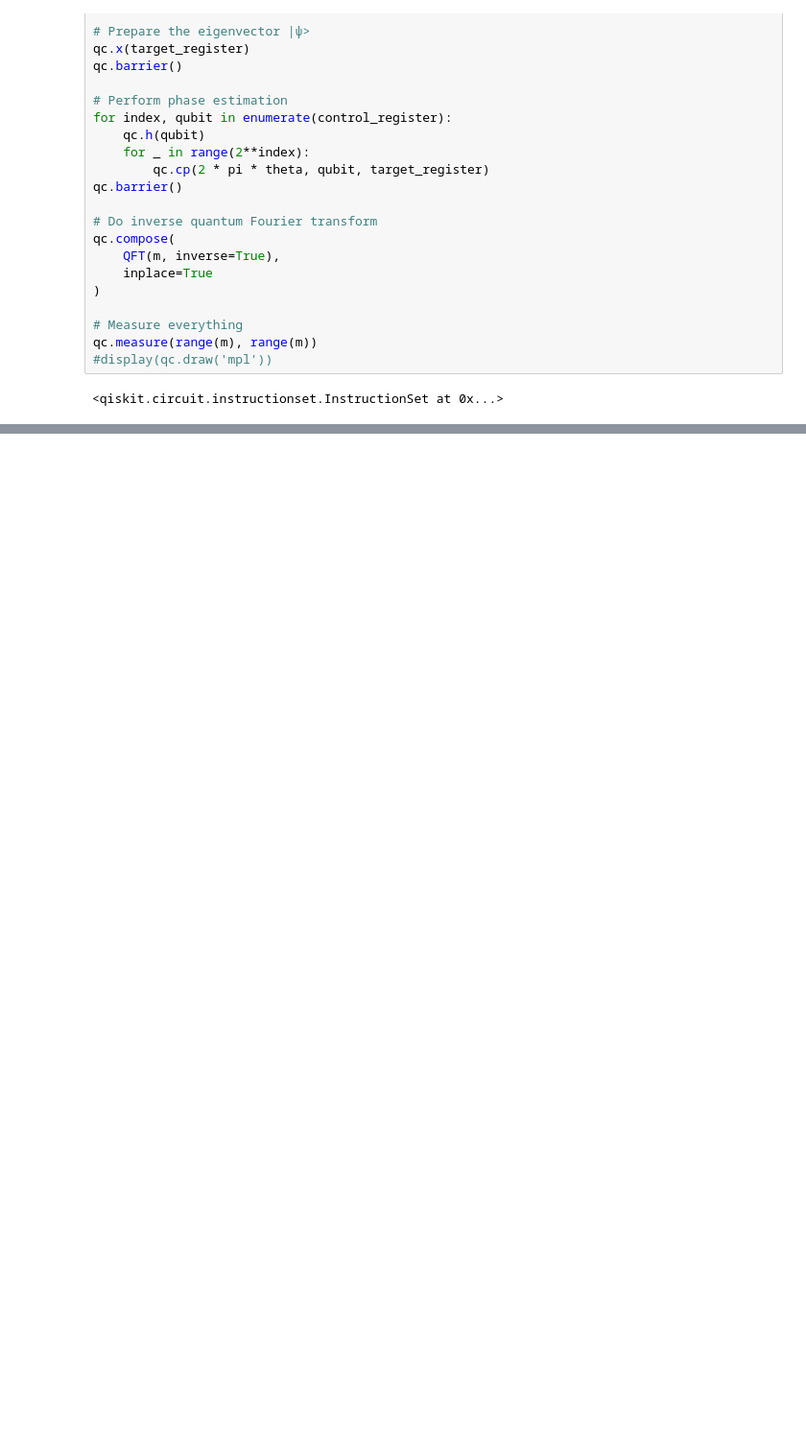
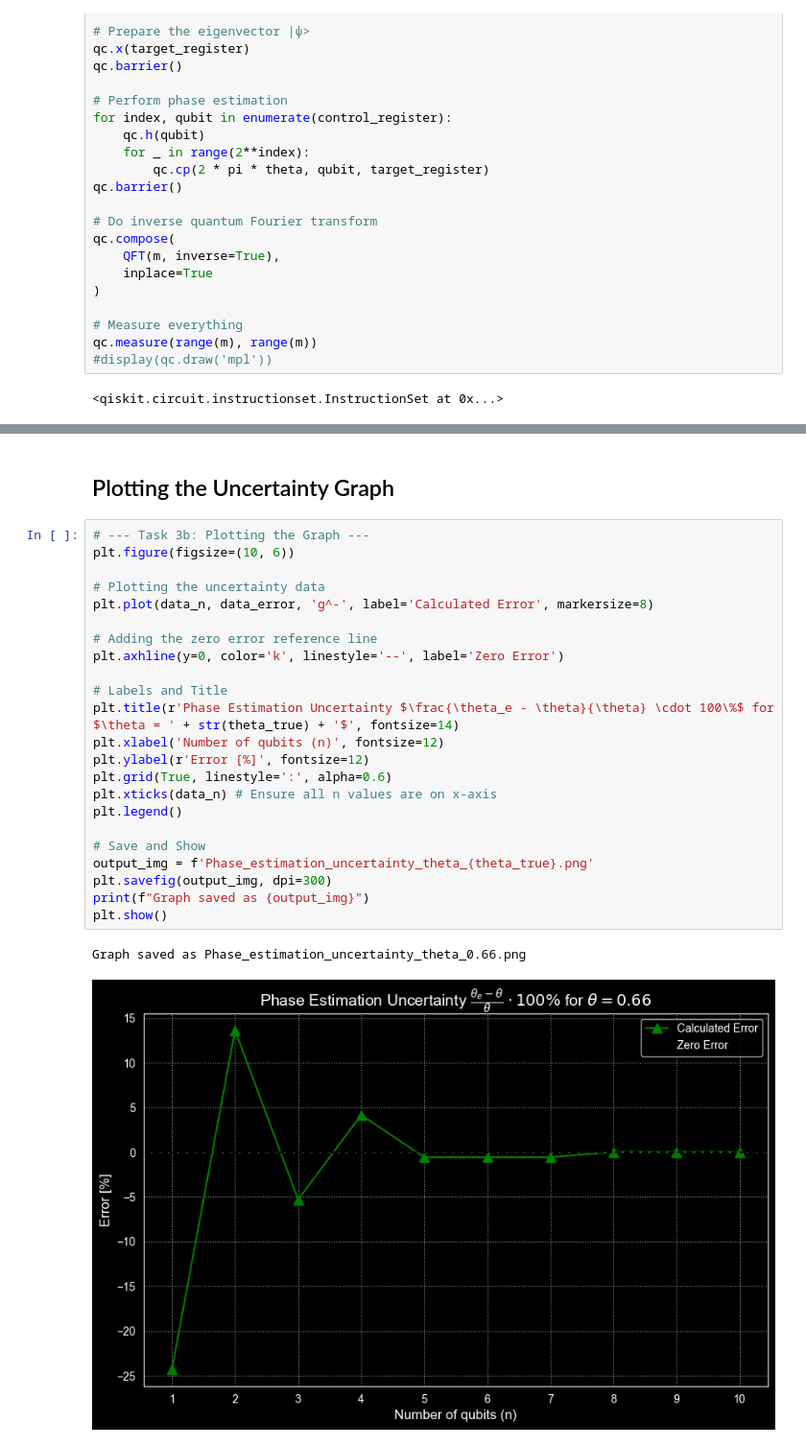
Before and after one commit to dromaniv/quantum, a Jupyter notebook: lab6.ipynb, the cells around one changed output, grey strips where cells are left out. Shown at 96% size. Cells and saved outputs as stored; diff of their text form; blank space fills up the shorter version.

```diff
--- a/lab6.ipynb
+++ b/lab6.ipynb
@@ -104,0 +207,28 @@ plt.clf()
+# %% [markdown]
+## Plotting the Uncertainty Graph
+# %%
+# --- Task 3b: Plotting the Graph ---
+plt.figure(figsize=(10, 6))
+
+# Plotting the uncertainty data
+plt.plot(data_n, data_error, 'g^-', label='Calculated Error', markersize=8)
+
+# Adding the zero error reference line
+plt.axhline(y=0, color='k', linestyle='--', label='Zero Error')
+
+# Labels and Title
+plt.title(r'Phase Estimation Uncertainty $\frac{\theta_e - \theta}{\theta} \cdot 100\%$ for $\theta = ' + str(theta_true) + '$', fontsize=14)
+plt.xlabel('Number of qubits (n)', fontsize=12)
+plt.ylabel(r'Error [%]', fontsize=12)
+plt.grid(True, linestyle=':', alpha=0.6)
+plt.xticks(data_n) # Ensure all n values are on x-axis
+plt.legend()
+
+# Save and Show
+output_img = f'Phase_estimation_uncertainty_theta_{theta_true}.png'
+plt.savefig(output_img, dpi=300)
+print(f"Graph saved as {output_img}")
+plt.show()
+# %% [output]
+Graph saved as Phase_estimation_uncertainty_theta_0.66.png
+[figure, added]
```
Also changed, not shown: parts of 7 cells of this notebook, 2 other files.
